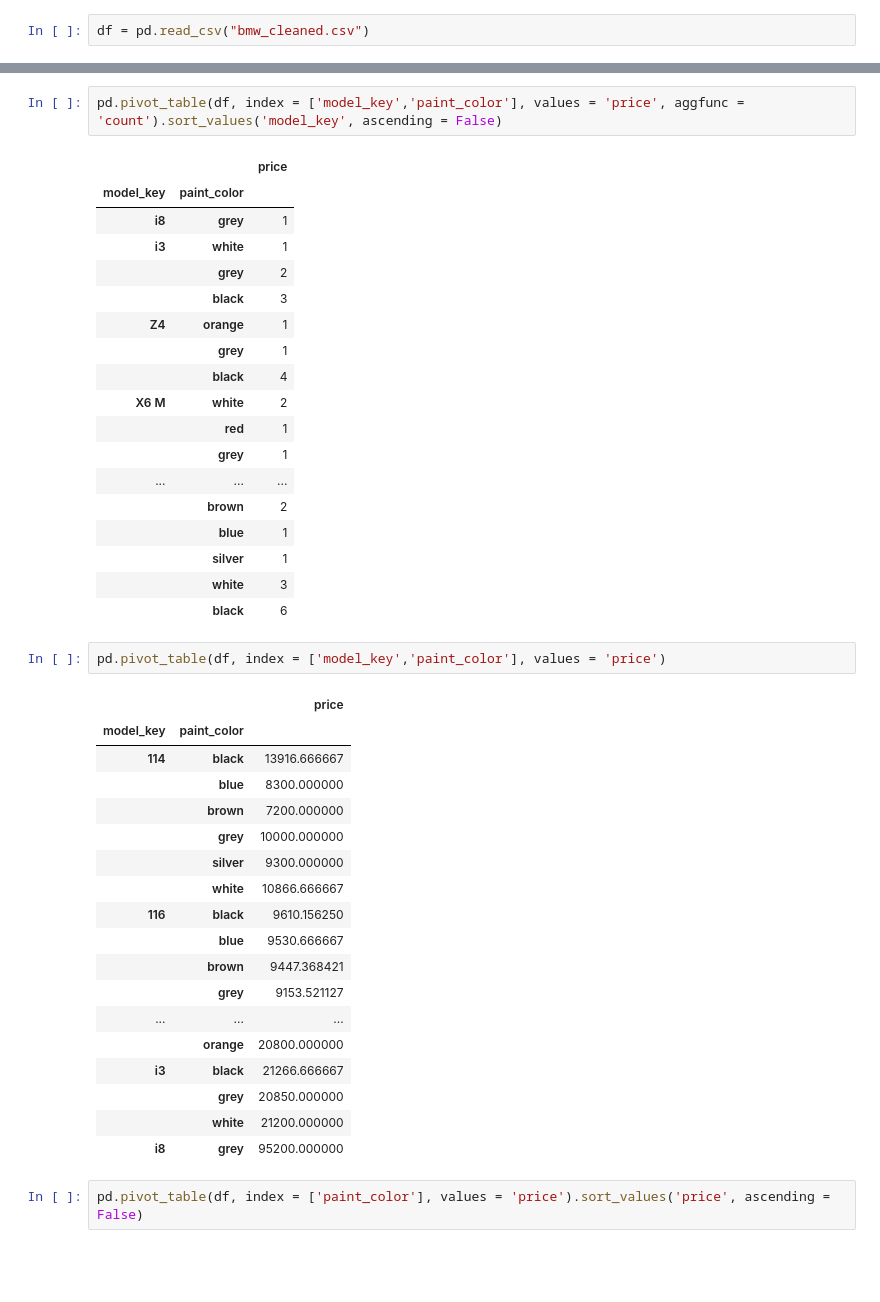
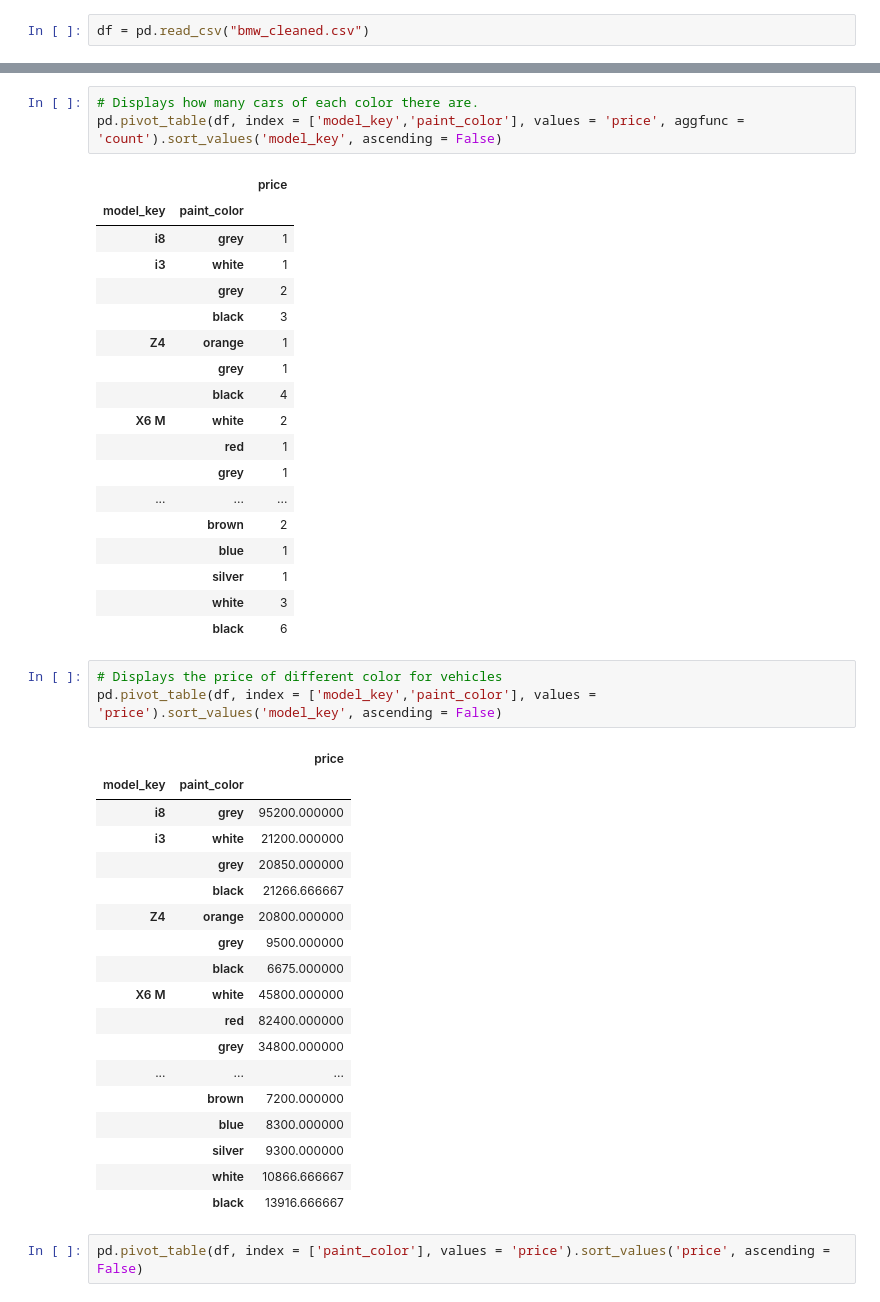
Before and after one commit to MarioRashadHUB/BMW_Project, a Jupyter notebook: Jupyter_eda.ipynb, the cells around one changed output, grey strips where cells are left out. Cells and saved outputs as stored; diff of their text form; blank space fills up the shorter version.

```diff
--- a/Jupyter_eda.ipynb
+++ b/Jupyter_eda.ipynb
@@ -20,4 +20,5 @@ df.head()
 # %%
+# Displays how many cars of each color there are.
 pd.pivot_table(df, index = ['model_key','paint_color'], values = 'price', aggfunc = 'count').sort_values('model_key', ascending = False)
 # %% [output]
 |  |  | price |
@@ -39,26 +40,27 @@ pd.pivot_table(df, index = ['model_key','paint_color'], values = 'price', aggfun
 |  | white | 3 |
 |  | black | 6 |
 # %%
-pd.pivot_table(df, index = ['model_key','paint_color'], values = 'price')
+# Displays the price of different color for vehicles
+pd.pivot_table(df, index = ['model_key','paint_color'], values = 'price').sort_values('model_key', ascending = False)
 # %% [output]
 |  |  | price |
 | model_key | paint_color |  |
-| 114 | black | 13916.666667 |
+| i8 | grey | 95200.000000 |
+| i3 | white | 21200.000000 |
+|  | grey | 20850.000000 |
+|  | black | 21266.666667 |
+| Z4 | orange | 20800.000000 |
+|  | grey | 9500.000000 |
+|  | black | 6675.000000 |
+| X6 M | white | 45800.000000 |
+|  | red | 82400.000000 |
+|  | grey | 34800.000000 |
+| ... | ... | ... |
+|  | brown | 7200.000000 |
 |  | blue | 8300.000000 |
-|  | brown | 7200.000000 |
-|  | grey | 10000.000000 |
 |  | silver | 9300.000000 |
 |  | white | 10866.666667 |
-| 116 | black | 9610.156250 |
-|  | blue | 9530.666667 |
-|  | brown | 9447.368421 |
-|  | grey | 9153.521127 |
-| ... | ... | ... |
-|  | orange | 20800.000000 |
-| i3 | black | 21266.666667 |
-|  | grey | 20850.000000 |
-|  | white | 21200.000000 |
-| i8 | grey | 95200.000000 |
+|  | black | 13916.666667 |
 # %%
 pd.pivot_table(df, index = ['paint_color'], values = 'price').sort_values('price', ascending = False)
 # %% [output]
```
Also changed, not shown: parts of 1 cell of this notebook.
